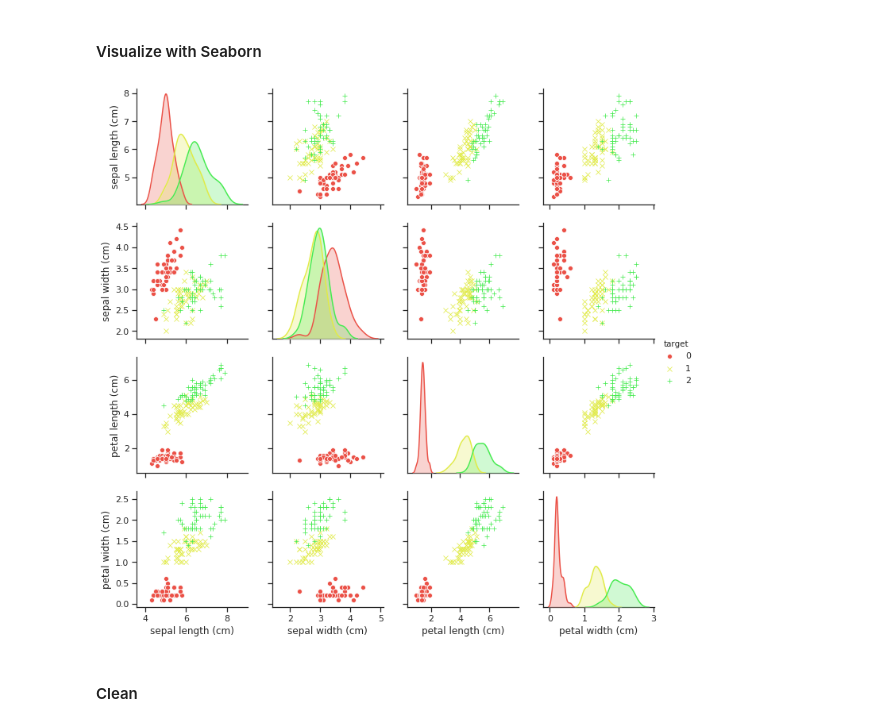
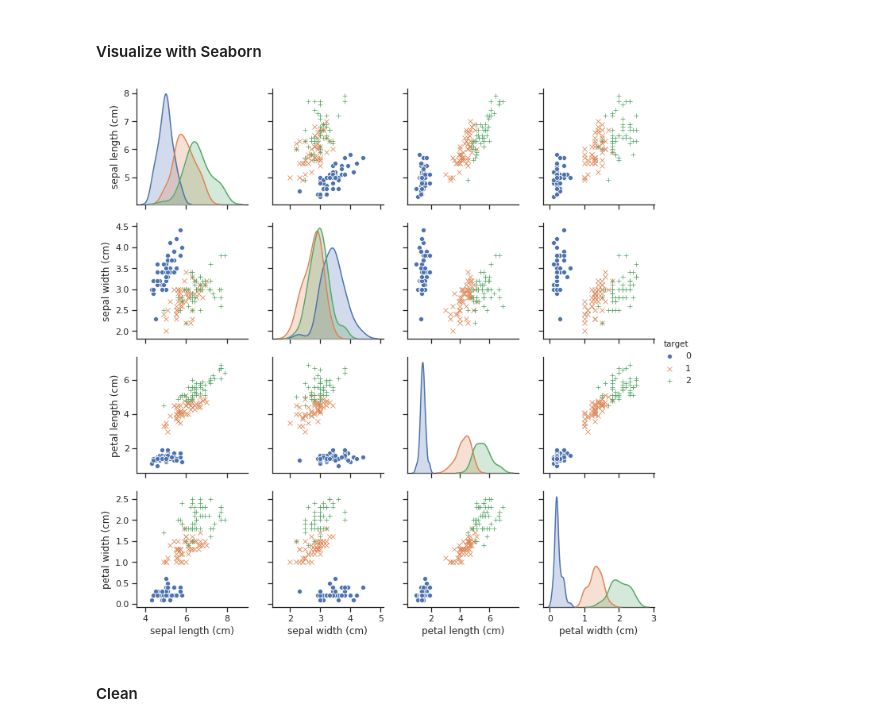
Before and after one commit to ProgressBG-Python-Course/JupyterNotebooksExamples, a Jupyter notebook: Notebooks/ML_Process_with_Iris_Classifier/ML_Process_with_Iris_kNN.ipynb, the cells around one changed output. Cells and saved outputs as stored; diff of their text form; code cells hidden in the pictures.

```diff
--- a/Notebooks/ML_Process_with_Iris_Classifier/ML_Process_with_Iris_kNN.ipynb
+++ b/Notebooks/ML_Process_with_Iris_Classifier/ML_Process_with_Iris_kNN.ipynb
@@ -112,16 +112,16 @@ pd.concat([min_values, max_values], keys=['min', 'max'])
 # %%
 sns.set(style="ticks", color_codes=True)
 g = sns.pairplot(iris_df,
                  hue = 'target',
                  vars=['sepal length (cm)',
                        'sepal width (cm)',
                        'petal length (cm)',
                        'petal width (cm)',
                       ],
-                 palette=sns.hls_palette(6, l=.6, s=.8),
+#                  palette=sns.hls_palette(6, l=.6, s=.8),
                  markers=['o','x','+'])
 # %% [output]
-[figure, old version]
+[figure, new version]
 # %% [markdown]
 #### Clean
 # %% [markdown]
```
Also changed, not shown: parts of 9 cells of this notebook.
